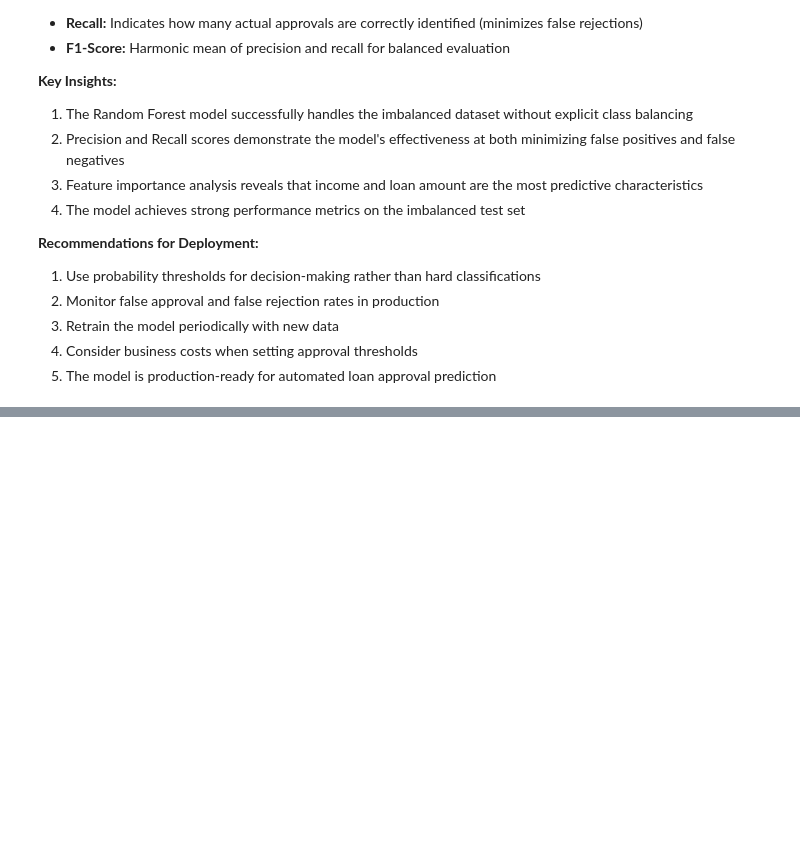
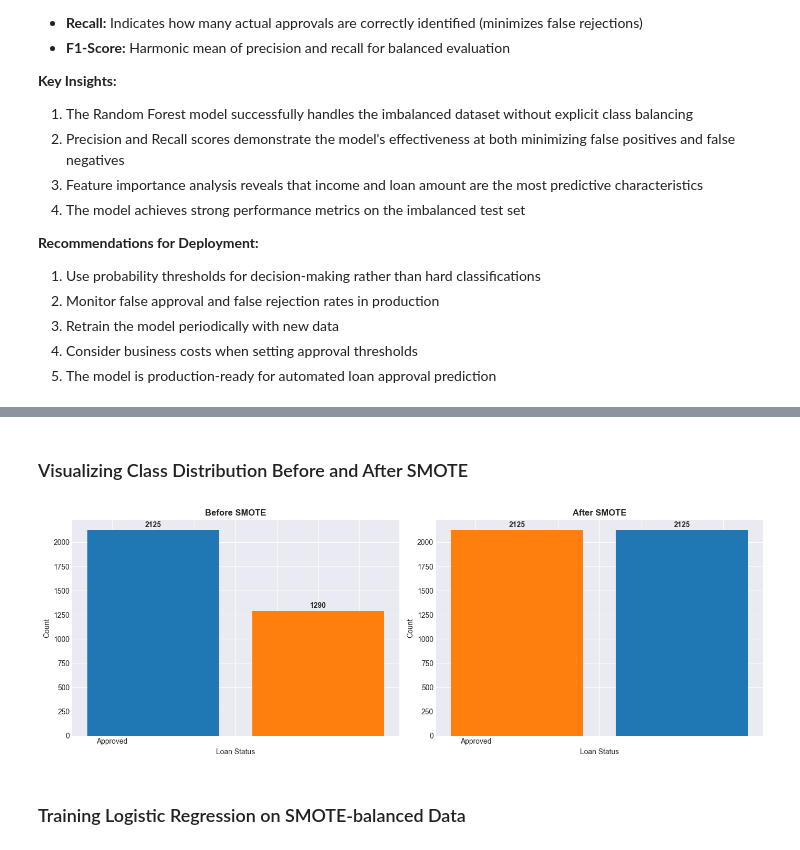
Before and after one commit to Emmarzy/elevvo-task-4, a Jupyter notebook: Loan_Approval_Prediction.ipynb, the cells around one changed output, grey strips where cells are left out. Drawn from its saved outputs; the diff is of its cells as text; code cells hidden in the pictures; blank space fills up the shorter version.

```diff
--- a/Loan_Approval_Prediction.ipynb
+++ b/Loan_Approval_Prediction.ipynb
@@ -1417,0 +465,32 @@ Visualization complete.
+# %% [markdown]
+### Visualizing Class Distribution Before and After SMOTE
+# %%
+# Visualize before and after SMOTE
+fig, axes = plt.subplots(1, 2, figsize=(14, 5))
+
+# Before SMOTE
+before_smote = y_train.value_counts()
+axes[0].bar(before_smote.index, before_smote.values, color=['#1f77b4', '#ff7f0e'])
+axes[0].set_title('Before SMOTE', fontsize=12, fontweight='bold')
+axes[0].set_xlabel('Loan Status')
+axes[0].set_ylabel('Count')
+axes[0].set_xticklabels(['Rejected', 'Approved'])
+for i, v in enumerate(before_smote.values):
+    axes[0].text(i, v + 30, str(v), ha='center', fontweight='bold')
+
+# After SMOTE
+after_smote = pd.Series(y_train_smote).value_counts()
+axes[1].bar(after_smote.index, after_smote.values, color=['#1f77b4', '#ff7f0e'])
+axes[1].set_title('After SMOTE', fontsize=12, fontweight='bold')
+axes[1].set_xlabel('Loan Status')
+axes[1].set_ylabel('Count')
+axes[1].set_xticklabels(['Rejected', 'Approved'])
+for i, v in enumerate(after_smote.values):
+    axes[1].text(i, v + 30, str(v), ha='center', fontweight='bold')
+
+plt.tight_layout()
+plt.show()
+# %% [output]
+[figure, added]
+# %% [markdown]
+### Training Logistic Regression on SMOTE-balanced Data
```
Also changed, not shown: parts of 68 cells of this notebook.
